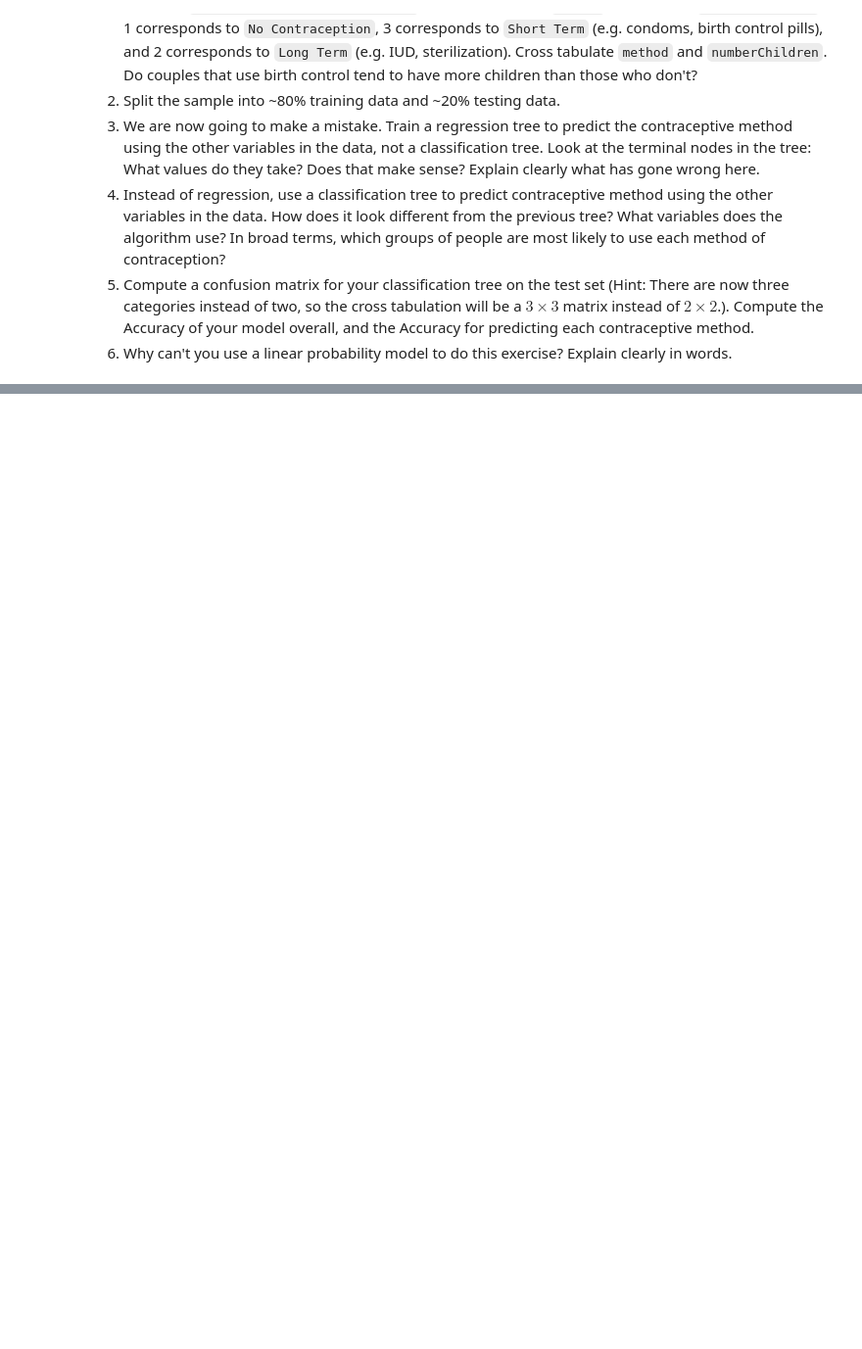
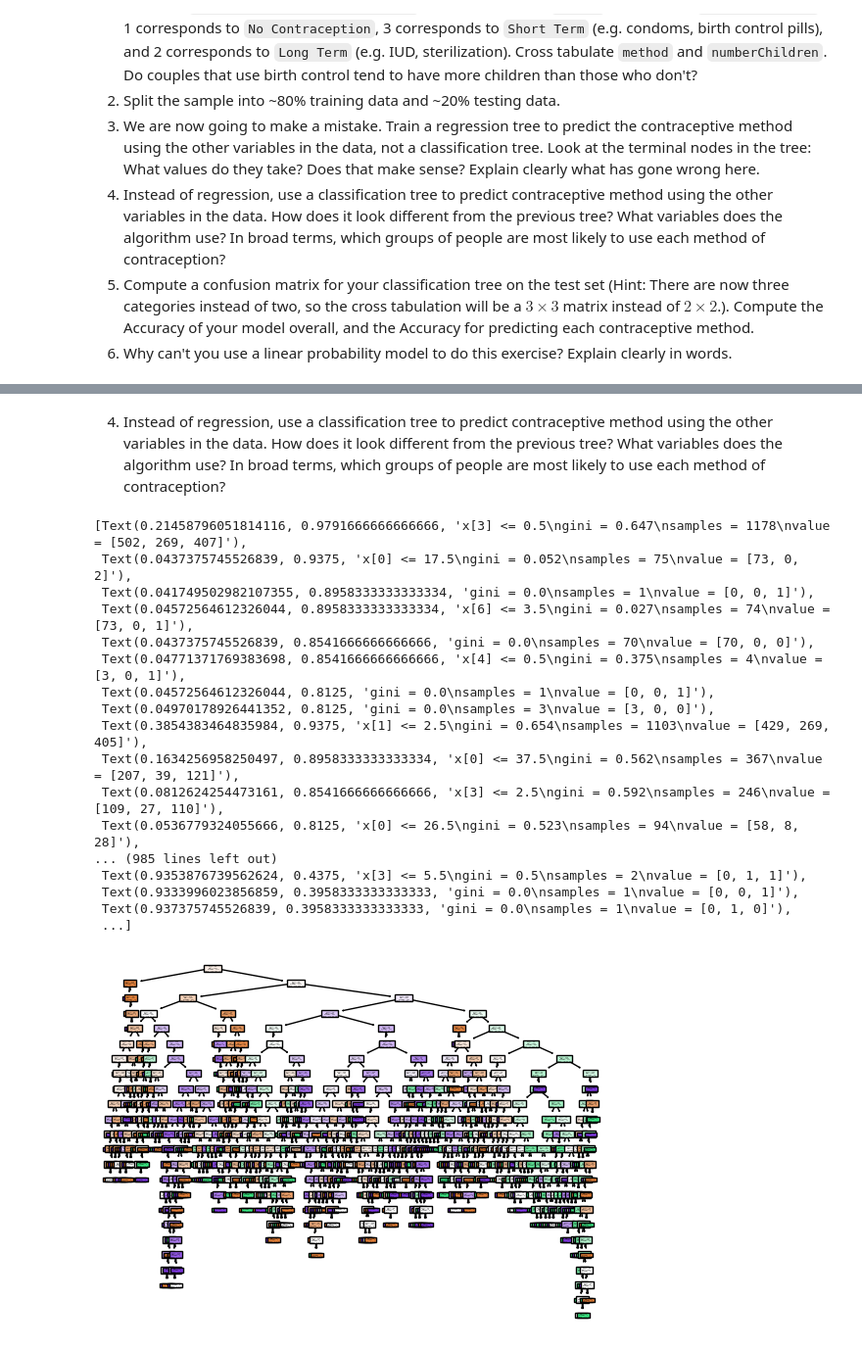
Before and after one commit to yango4014/assignment4, a Jupyter notebook: assignment4.ipynb, the cells around one changed output, grey strips where cells are left out. Shown at 98% size. Cells and saved outputs as stored; diff of their text form; code cells hidden in the pictures; blank space fills up the shorter version.

```diff
--- a/assignment4.ipynb
+++ b/assignment4.ipynb
@@ -483,0 +472,40 @@ This is typically the preferred way of expressing the OLS coefficients.
+# %% [markdown]
+4. Instead of regression, use a classification tree to predict contraceptive method using the other variables in the data. How does it look different from the previous tree? What variables does the algorithm use? In broad terms, which groups of people are most likely to use each method of contraception?
+# %%
+from sklearn import tree # Import the tree classifier
+
+# Process data:
+y = df['method']
+drop_col = ['method','Unnamed: 0']
+X = df.drop(drop_col, axis=1)
+
+X_train, X_test, y_train, y_test = train_test_split(X,y,test_size=.2,random_state=100)
+
+# Fit decision tree:
+cart = tree.DecisionTreeClassifier() # Create a classifier object
+cart = cart.fit(X_train, y_train) # Fit the classifier
+
+## Make Predictions on the Test Set
+y_hat = cart.predict(X_test)
+
+# Visualize results:
+tree.plot_tree(cart,filled=True)
+# %% [output]
+[Text(0.21458796051814116, 0.9791666666666666, 'x[3] <= 0.5\ngini = 0.647\nsamples = 1178\nvalue = [502, 269, 407]'),
+ Text(0.0437375745526839, 0.9375, 'x[0] <= 17.5\ngini = 0.052\nsamples = 75\nvalue = [73, 0, 2]'),
+ Text(0.041749502982107355, 0.8958333333333334, 'gini = 0.0\nsamples = 1\nvalue = [0, 0, 1]'),
+ Text(0.04572564612326044, 0.8958333333333334, 'x[6] <= 3.5\ngini = 0.027\nsamples = 74\nvalue = [73, 0, 1]'),
+ Text(0.0437375745526839, 0.8541666666666666, 'gini = 0.0\nsamples = 70\nvalue = [70, 0, 0]'),
+ Text(0.04771371769383698, 0.8541666666666666, 'x[4] <= 0.5\ngini = 0.375\nsamples = 4\nvalue = [3, 0, 1]'),
+ Text(0.04572564612326044, 0.8125, 'gini = 0.0\nsamples = 1\nvalue = [0, 0, 1]'),
+ Text(0.04970178926441352, 0.8125, 'gini = 0.0\nsamples = 3\nvalue = [3, 0, 0]'),
+ Text(0.3854383464835984, 0.9375, 'x[1] <= 2.5\ngini = 0.654\nsamples = 1103\nvalue = [429, 269, 405]'),
+ Text(0.1634256958250497, 0.8958333333333334, 'x[0] <= 37.5\ngini = 0.562\nsamples = 367\nvalue = [207, 39, 121]'),
+ Text(0.0812624254473161, 0.8541666666666666, 'x[3] <= 2.5\ngini = 0.592\nsamples = 246\nvalue = [109, 27, 110]'),
+ Text(0.0536779324055666, 0.8125, 'x[0] <= 26.5\ngini = 0.523\nsamples = 94\nvalue = [58, 8, 28]'),
+... (985 lines left out)
+ Text(0.9353876739562624, 0.4375, 'x[3] <= 5.5\ngini = 0.5\nsamples = 2\nvalue = [0, 1, 1]'),
+ Text(0.9333996023856859, 0.3958333333333333, 'gini = 0.0\nsamples = 1\nvalue = [0, 0, 1]'),
+ Text(0.937375745526839, 0.3958333333333333, 'gini = 0.0\nsamples = 1\nvalue = [0, 1, 0]'),
+ ...]
+[figure, added]
```
Also changed, not shown: parts of 17 cells of this notebook.
